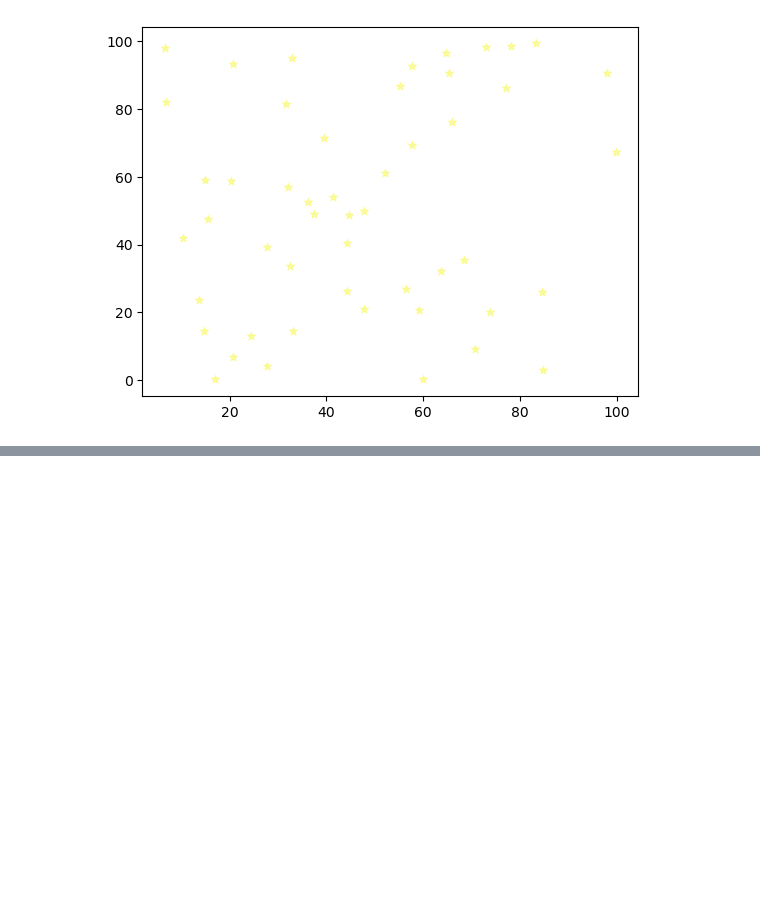
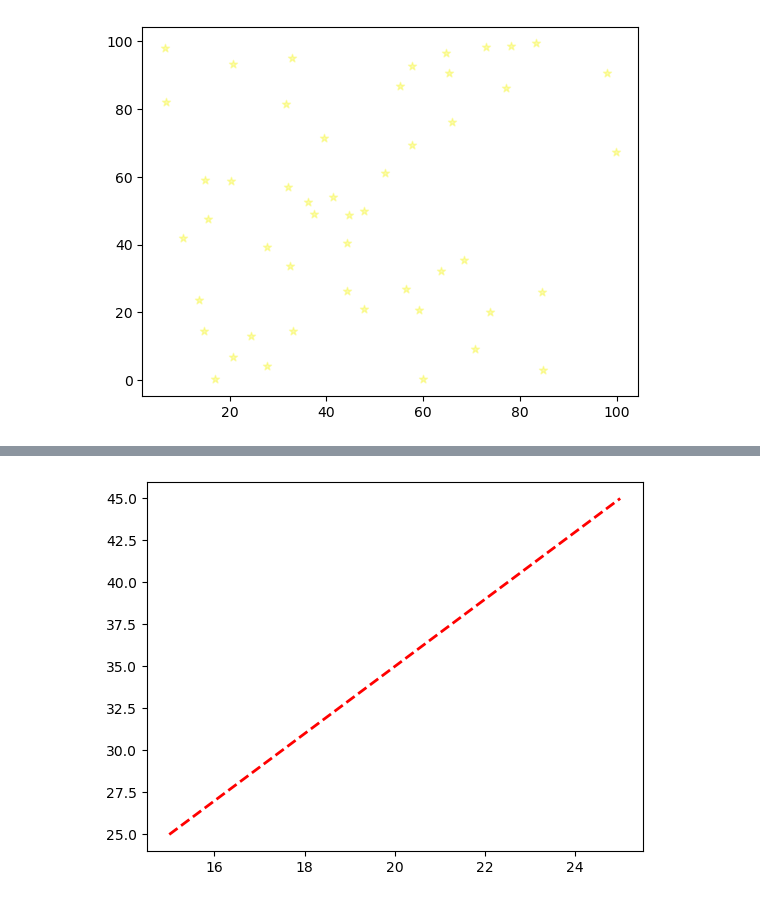
Before and after one commit to Jeannot-MN/Machine-Learning, a Jupyter notebook: notebooks/libraries-101/_matplotlib.ipynb, the cells around one changed output, grey strips where cells are left out. Saved outputs shown, nothing was run; the diff lists cells and outputs as text; code cells hidden in the pictures; blank space fills up the shorter version.

```diff
--- a/notebooks/libraries-101/_matplotlib.ipynb
+++ b/notebooks/libraries-101/_matplotlib.ipynb
@@ -36,0 +45,5 @@ plt.show()
+# %%
+plt.plot(years, weight, 'r--', lw=2)
+plt.show()
+# %% [output]
+[figure, added]
```
Also changed, not shown: parts of 1 cell of this notebook.
